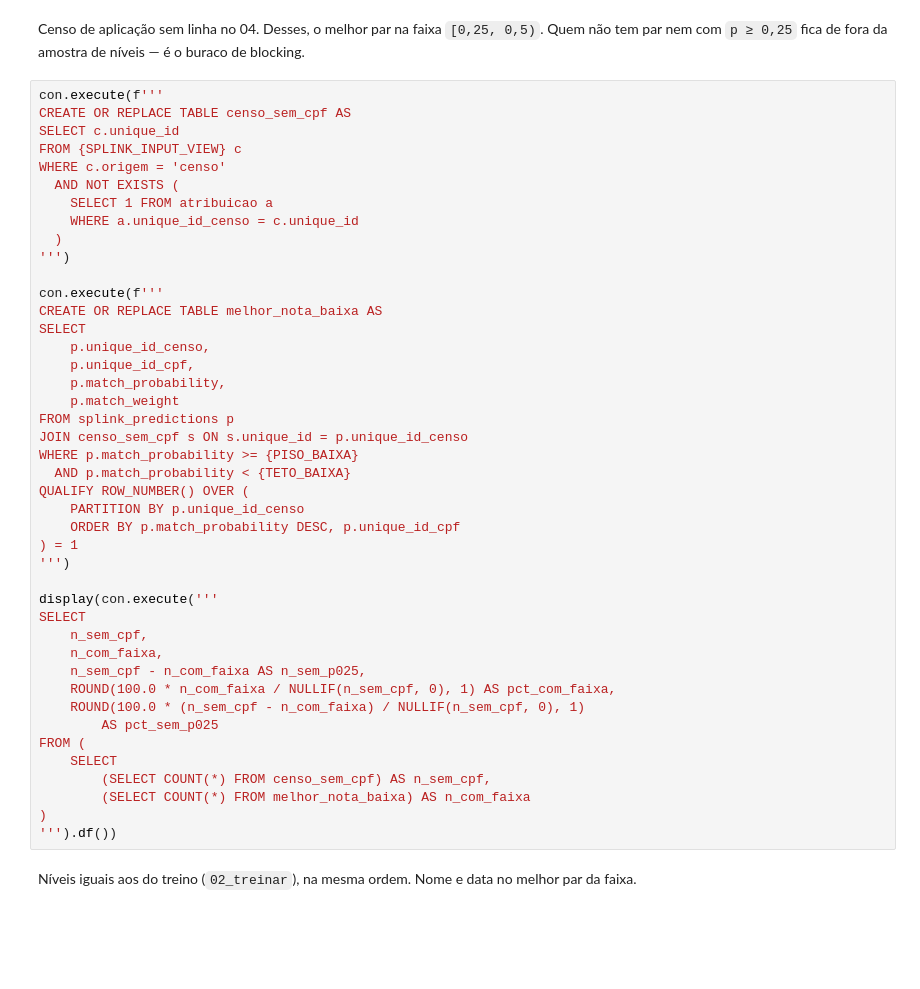
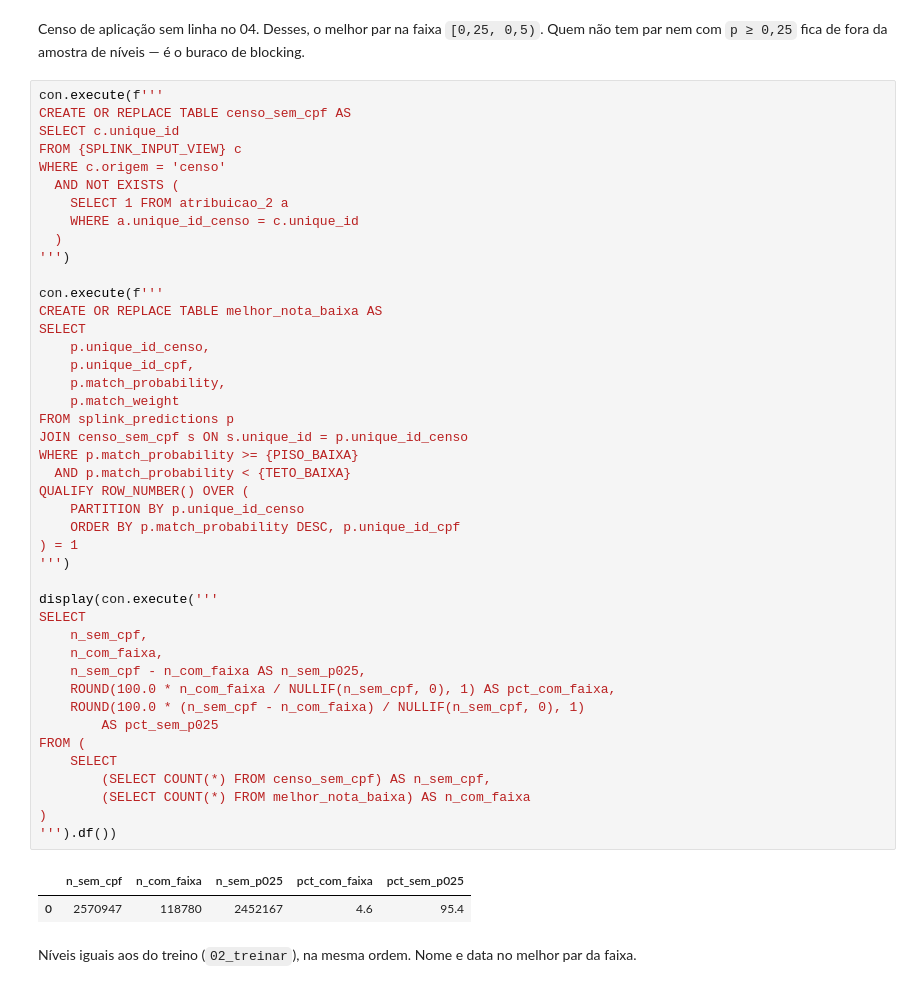
Before and after one commit to ramonbhb/ibge-probabilistico, a Jupyter notebook: notebooks/04b_avaliar_nota_baixa.ipynb, the cells around one changed output. Drawn from its saved outputs; the diff is of its cells as text; blank space fills up the shorter version.

```diff
--- a/notebooks/04b_avaliar_nota_baixa.ipynb
+++ b/notebooks/04b_avaliar_nota_baixa.ipynb
@@ -89,7 +110,7 @@ SELECT c.unique_id
 FROM {SPLINK_INPUT_VIEW} c
 WHERE c.origem = 'censo'
   AND NOT EXISTS (
-    SELECT 1 FROM atribuicao a
+    SELECT 1 FROM atribuicao_2 a
     WHERE a.unique_id_censo = c.unique_id
   )
 ''')
@@ -98,33 +119,36 @@ con.execute(f'''
 CREATE OR REPLACE TABLE melhor_nota_baixa AS
 SELECT
     p.unique_id_censo,
     p.unique_id_cpf,
     p.match_probability,
     p.match_weight
 FROM splink_predictions p
 JOIN censo_sem_cpf s ON s.unique_id = p.unique_id_censo
 WHERE p.match_probability >= {PISO_BAIXA}
   AND p.match_probability < {TETO_BAIXA}
 QUALIFY ROW_NUMBER() OVER (
     PARTITION BY p.unique_id_censo
     ORDER BY p.match_probability DESC, p.unique_id_cpf
 ) = 1
 ''')
 
 display(con.execute('''
 SELECT
     n_sem_cpf,
     n_com_faixa,
     n_sem_cpf - n_com_faixa AS n_sem_p025,
     ROUND(100.0 * n_com_faixa / NULLIF(n_sem_cpf, 0), 1) AS pct_com_faixa,
     ROUND(100.0 * (n_sem_cpf - n_com_faixa) / NULLIF(n_sem_cpf, 0), 1)
         AS pct_sem_p025
 FROM (
     SELECT
         (SELECT COUNT(*) FROM censo_sem_cpf) AS n_sem_cpf,
         (SELECT COUNT(*) FROM melhor_nota_baixa) AS n_com_faixa
 )
 ''').df())
+# %% [output]
+|  | n_sem_cpf | n_com_faixa | n_sem_p025 | pct_com_faixa | pct_sem_p025 |
+| 0 | 2570947 | 118780 | 2452167 | 4.6 | 95.4 |
 # %% [markdown]
 Níveis iguais aos do treino (`02_treinar`), na mesma ordem. Nome e data no
 melhor par da faixa.
```
Also changed, not shown: parts of 8 cells of this notebook, 3 other files.
